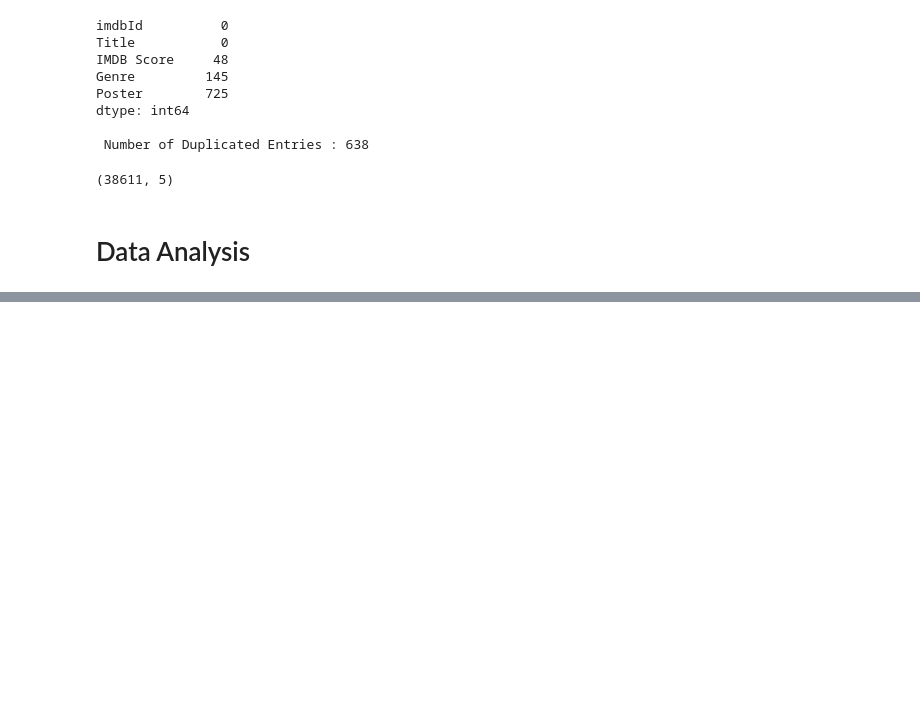
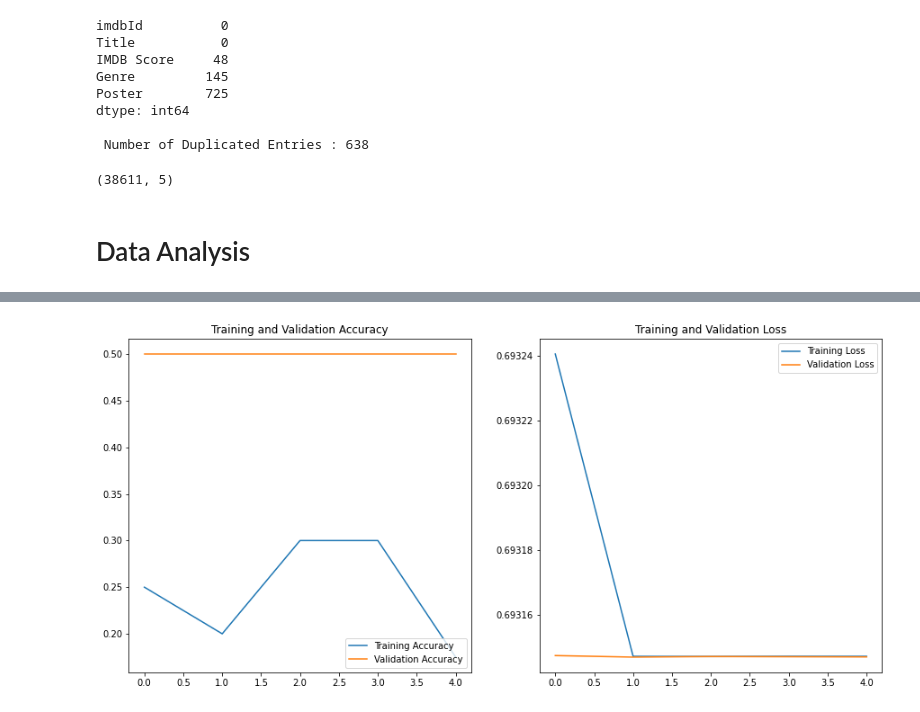
Before and after one commit to SreeGaneshTN/Movie-Genre-Prediction, a Jupyter notebook: main.ipynb, the cells around one changed output, grey strips where cells are left out. Drawn from its saved outputs; the diff is of its cells as text; code cells hidden in the pictures; blank space fills up the shorter version.

```diff
--- a/main.ipynb
+++ b/main.ipynb
@@ -105,0 +183,4 @@ Comedy 12361
+# %%
+from model import CNN
+
+k=CNN(lr,150,1,2)
@@ -105,0 +205,7 @@ Comedy 12361
+# %%
+x=np.random.random(size=(50,150,150,1))
+y=np.random.randint(low=1,high=3,size=(50,1))
+# %%
+x_train,x_test,y_train,y_test=train_test_split(x,y,test_size=0.2)
+# %%
+history=k.train(x_train,y_train,x_test,y_test,epoch,1,path)
@@ -105,0 +229,5 @@ Comedy 12361
+# %%
+from model import analysis
+analysis(history)
+# %% [output]
+[figure, added]
```
Also changed, not shown: parts of 12 cells of this notebook.
